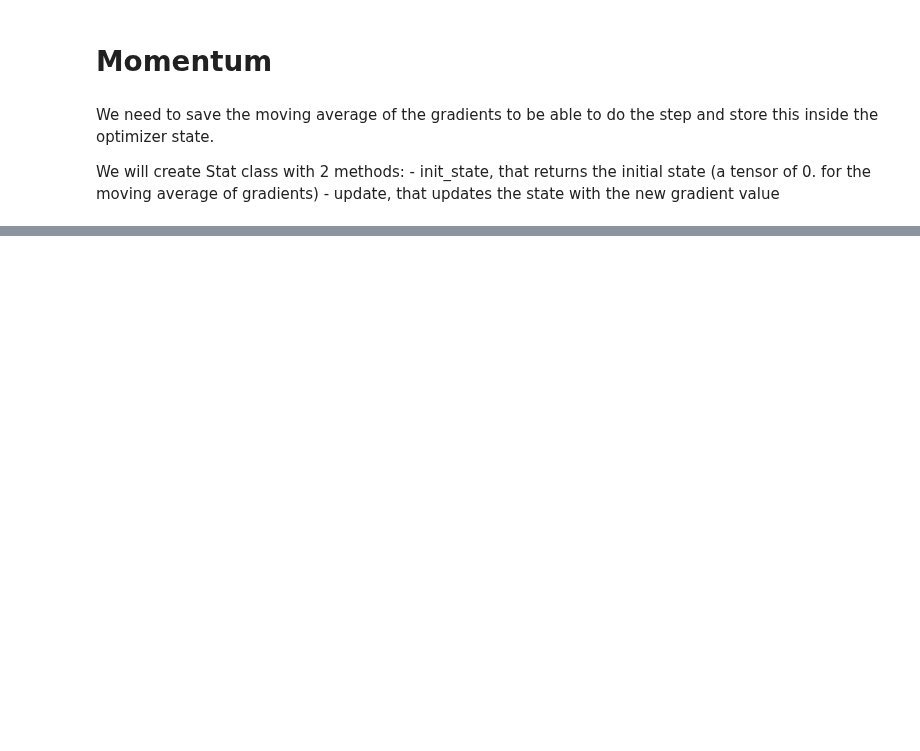
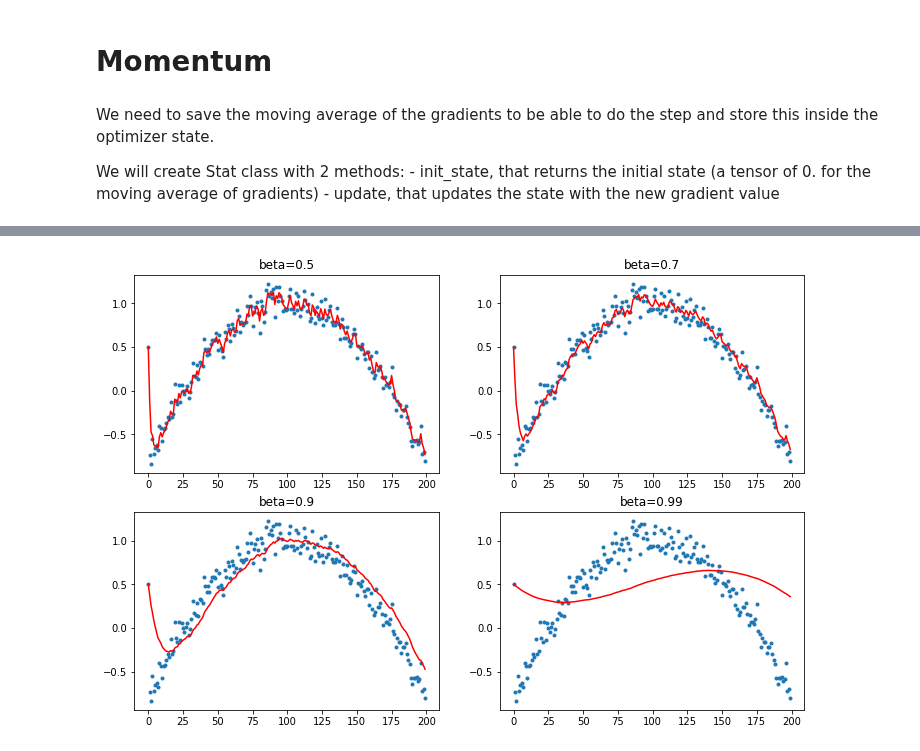
Before and after one commit to anhquan0412/fastai_v3p1, a Jupyter notebook: part_2/optimizers-wd.ipynb, the cells around one changed output, grey strips where cells are left out. Saved outputs shown, nothing was run; the diff lists cells and outputs as text; code cells hidden in the pictures; blank space fills up the shorter version.

```diff
--- a/part_2/optimizers-wd.ipynb
+++ b/part_2/optimizers-wd.ipynb
@@ -415,0 +549,4 @@ valid: [1.9458876953125, tensor(0.3760, device='cuda:0')]
+# %%
+plot_mom(mom2)
+# %% [output]
+[figure, added]
```
Also changed, not shown: parts of 49 cells of this notebook, 2 other files.
